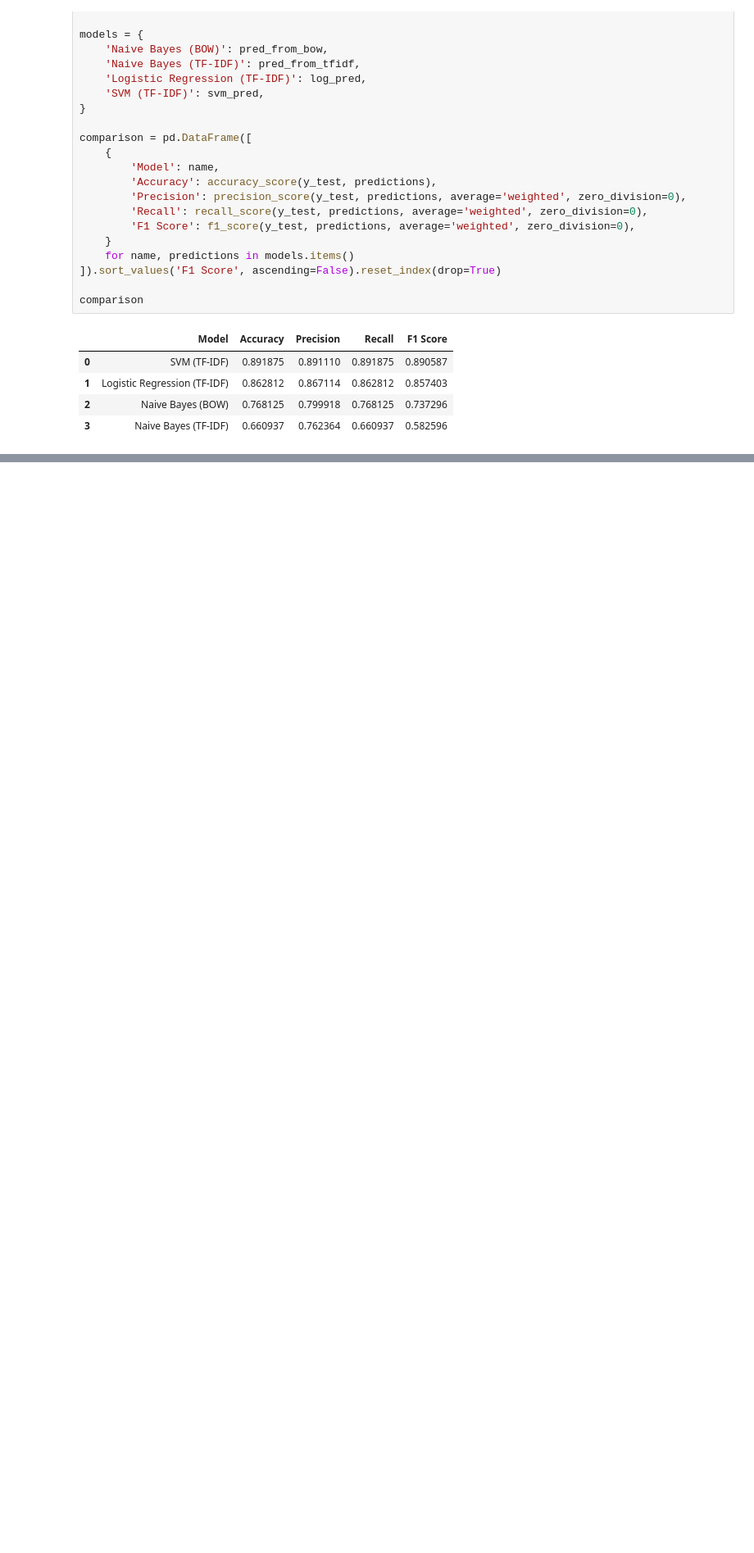
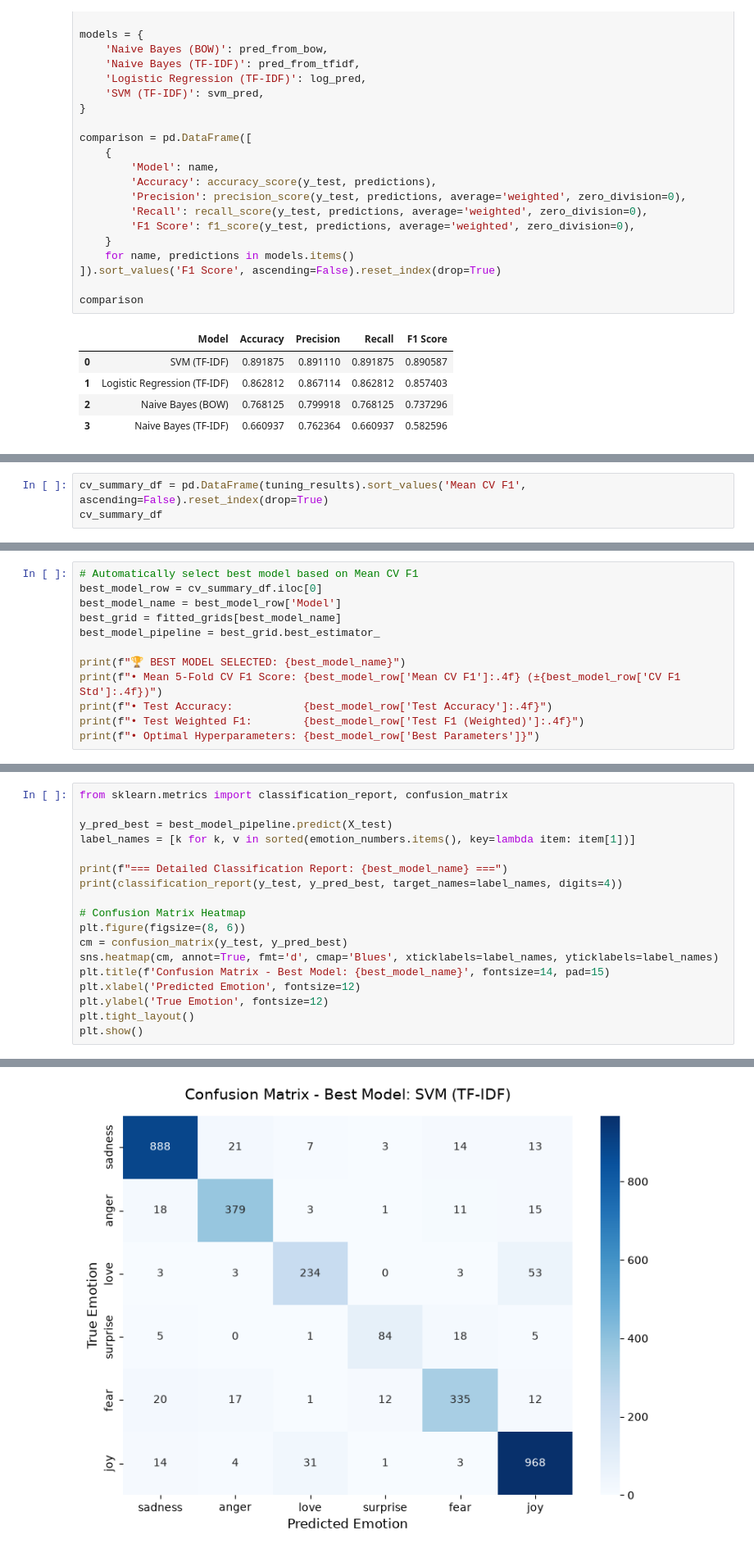
Before and after one commit to iamahnaf/Sentiment-Analysis-with-Machine-Learning, a Jupyter notebook: Sentiment_Analysis.ipynb, the cells around one changed output, grey strips where cells are left out. Shown at 82% size. Saved outputs shown, nothing was run; the diff lists cells and outputs as text; blank space fills up the shorter version.

```diff
--- a/Sentiment_Analysis.ipynb
+++ b/Sentiment_Analysis.ipynb
@@ -240,0 +345,3 @@ comparison
+# %%
+cv_summary_df = pd.DataFrame(tuning_results).sort_values('Mean CV F1', ascending=False).reset_index(drop=True)
+cv_summary_df
@@ -240,0 +358,12 @@ comparison
+# %%
+# Automatically select best model based on Mean CV F1
+best_model_row = cv_summary_df.iloc[0]
+best_model_name = best_model_row['Model']
+best_grid = fitted_grids[best_model_name]
+best_model_pipeline = best_grid.best_estimator_
+
+print(f"🏆 BEST MODEL SELECTED: {best_model_name}")
+print(f"• Mean 5-Fold CV F1 Score: {best_model_row['Mean CV F1']:.4f} (±{best_model_row['CV F1 Std']:.4f})")
+print(f"• Test Accuracy:           {best_model_row['Test Accuracy']:.4f}")
+print(f"• Test Weighted F1:        {best_model_row['Test F1 (Weighted)']:.4f}")
+print(f"• Optimal Hyperparameters: {best_model_row['Best Parameters']}")
@@ -240,0 +376,19 @@ comparison
+# %%
+from sklearn.metrics import classification_report, confusion_matrix
+
+y_pred_best = best_model_pipeline.predict(X_test)
+label_names = [k for k, v in sorted(emotion_numbers.items(), key=lambda item: item[1])]
+
+print(f"=== Detailed Classification Report: {best_model_name} ===")
+print(classification_report(y_test, y_pred_best, target_names=label_names, digits=4))
+
+# Confusion Matrix Heatmap
+plt.figure(figsize=(8, 6))
+cm = confusion_matrix(y_test, y_pred_best)
+sns.heatmap(cm, annot=True, fmt='d', cmap='Blues', xticklabels=label_names, yticklabels=label_names)
+plt.title(f'Confusion Matrix - Best Model: {best_model_name}', fontsize=14, pad=15)
+plt.xlabel('Predicted Emotion', fontsize=12)
+plt.ylabel('True Emotion', fontsize=12)
+plt.tight_layout()
+plt.show()
+# %% [output]
@@ -240,0 +408 @@ comparison
+[figure, added]
```
Also changed, not shown: parts of 8 cells of this notebook, 3 other files.
